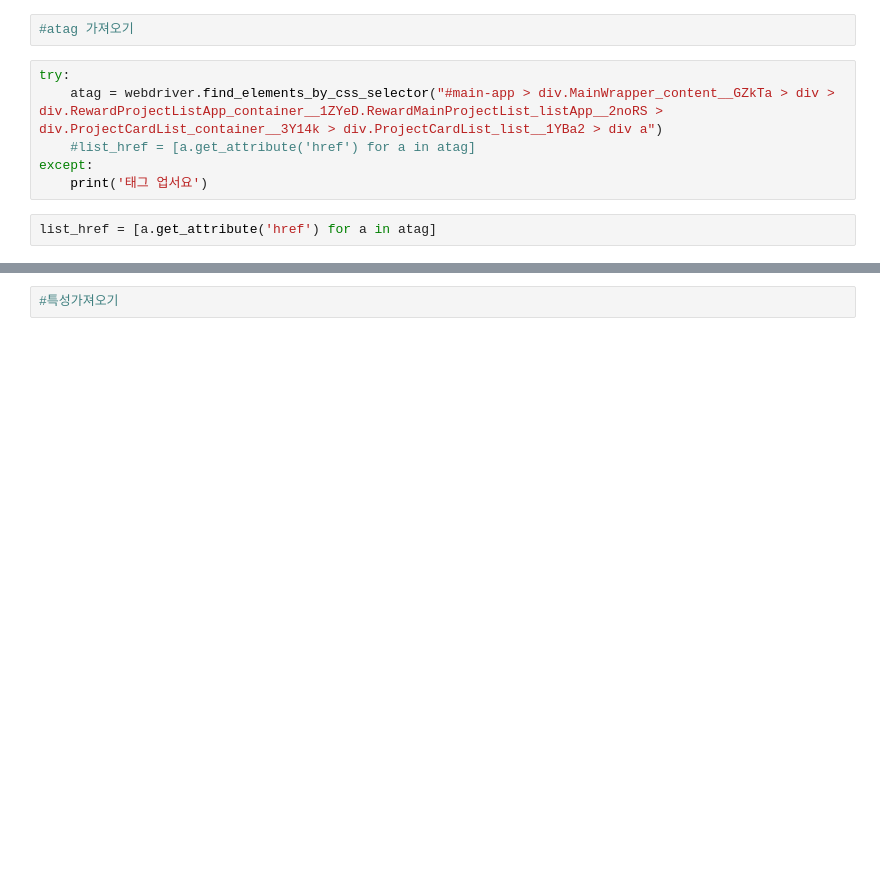
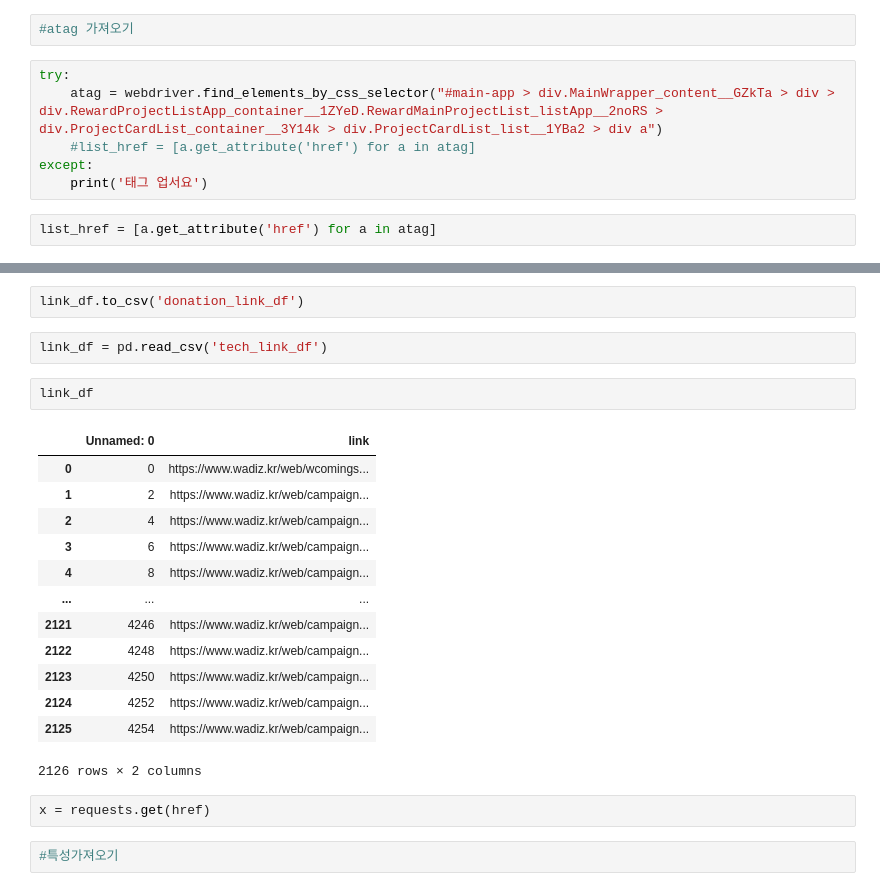
Before and after one commit to ckim415/OOOA, a Jupyter notebook: crawling_final.ipynb, the cells around one changed output, grey strips where cells are left out. Drawn from its saved outputs; the diff is of its cells as text; blank space fills up the shorter version.

```diff
--- a/crawling_final.ipynb
+++ b/crawling_final.ipynb
@@ -69,3 +90,25 @@ link_df.drop_duplicates(inplace_true)
+# %%
+link_df.to_csv('donation_link_df')
+# %%
+link_df = pd.read_csv('tech_link_df')
+# %%
+link_df
+# %% [output]
+|  | Unnamed: 0 | link |
+| 0 | 0 | https://www.wadiz.kr/web/wcomings... |
+| 1 | 2 | https://www.wadiz.kr/web/campaign... |
+| 2 | 4 | https://www.wadiz.kr/web/campaign... |
+| 3 | 6 | https://www.wadiz.kr/web/campaign... |
+| 4 | 8 | https://www.wadiz.kr/web/campaign... |
+| ... | ... | ... |
+| 2121 | 4246 | https://www.wadiz.kr/web/campaign... |
+| 2122 | 4248 | https://www.wadiz.kr/web/campaign... |
+| 2123 | 4250 | https://www.wadiz.kr/web/campaign... |
+| 2124 | 4252 | https://www.wadiz.kr/web/campaign... |
+| 2125 | 4254 | https://www.wadiz.kr/web/campaign... |
+2126 rows × 2 columns
+# %%
+x = requests.get(href)
 # %%
 #특성가져오기
 # %%
```
Also changed, not shown: parts of 12 cells of this notebook, 4 other files.
